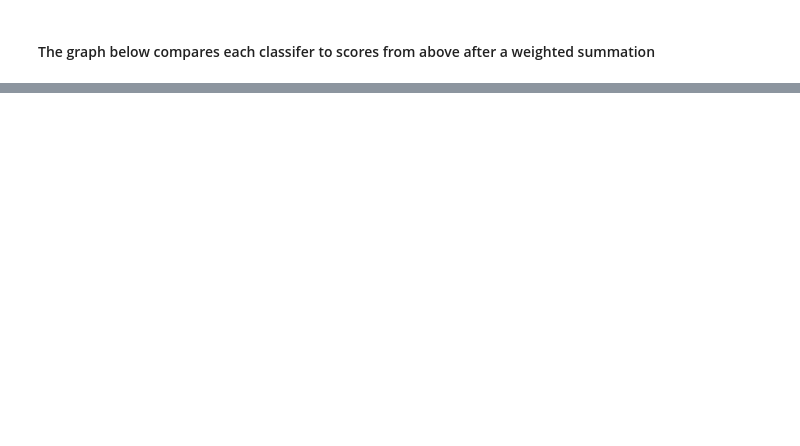
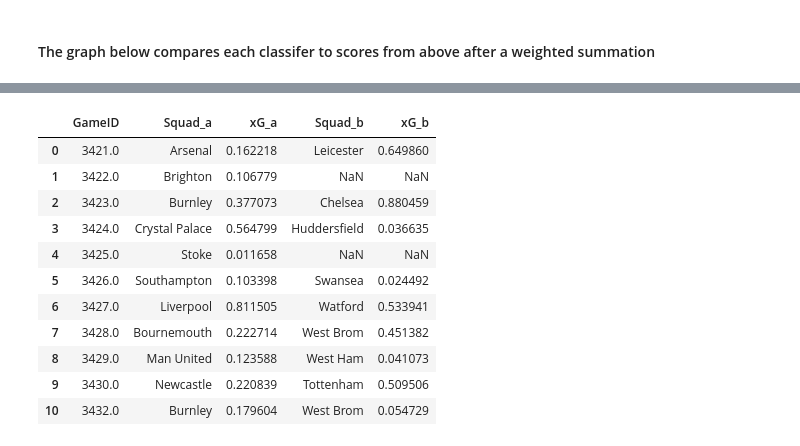
Before and after one commit to abircb/beat-the-bookie, a Jupyter notebook: shots.ipynb, the cells around one changed output, grey strips where cells are left out. Cells and saved outputs as stored; diff of their text form; code cells hidden in the pictures; blank space fills up the shorter version.

Commit message:
shot prediction ready

```diff
--- a/shots.ipynb
+++ b/shots.ipynb
@@ -724,0 +800,58 @@ fig.show()
+# %%
+def do_it(key):
+    n = type_dfs[key]
+    n['Threat'] = n['Threat'].fillna(n['Threat'].mean())
+    ids = n.groupby('MatchID').groups
+
+    adf = pd.DataFrame()
+
+    i = names.index(key)
+    cls = cls_s[i]
+
+    for k, v in ids.items():
+        data = n.iloc[v]
+        teams = data.groupby('Squad').groups
+
+        team_a = []
+        team_b = []
+        first = True
+
+        for t, d in teams.items():
+            team_data = data.loc[d]
+            team_data = team_data.drop(columns=['Squad'])
+            team_data = get_train_ready(team_data)
+            team_data = team_data.fillna(0)
+            prob = cls.predict_proba(team_data)
+
+            if first:
+                team_a = [t, sum(prob[:, 1])]
+                first = False
+            else:
+                team_b = [t, sum(prob[:, 1])]
+        if len(team_b) == 0:
+            team_b = [np.NaN,np.NaN]
+        adf = adf.append([[k, *team_a, *team_b]])
+
+    adf.columns = ['GameID', 'Squad_a', 'xG_a', 'Squad_b', 'xG_b']
+    adf = adf.reset_index(drop=True)
+
+    return adf
+# %%
+all_results = []
+for k in type_dfs.keys():
+    all_results.append(do_it(k))
+# %%
+display(all_results[0])
+# %% [output]
+|  | GameID | Squad_a | xG_a | Squad_b | xG_b |
+| 0 | 3421.0 | Arsenal | 0.162218 | Leicester | 0.649860 |
+| 1 | 3422.0 | Brighton | 0.106779 | NaN | NaN |
+| 2 | 3423.0 | Burnley | 0.377073 | Chelsea | 0.880459 |
+| 3 | 3424.0 | Crystal Palace | 0.564799 | Huddersfield | 0.036635 |
+| 4 | 3425.0 | Stoke | 0.011658 | NaN | NaN |
+| 5 | 3426.0 | Southampton | 0.103398 | Swansea | 0.024492 |
+| 6 | 3427.0 | Liverpool | 0.811505 | Watford | 0.533941 |
+| 7 | 3428.0 | Bournemouth | 0.222714 | West Brom | 0.451382 |
+| 8 | 3429.0 | Man United | 0.123588 | West Ham | 0.041073 |
+| 9 | 3430.0 | Newcastle | 0.220839 | Tottenham | 0.509506 |
+| 10 | 3432.0 | Burnley | 0.179604 | West Brom | 0.054729 |
```
Also changed, not shown: parts of 13 cells of this notebook, 2 other files.
